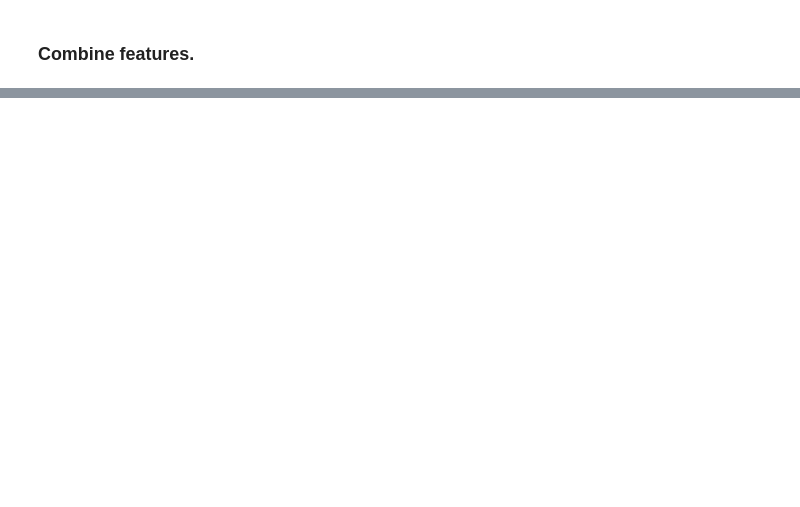
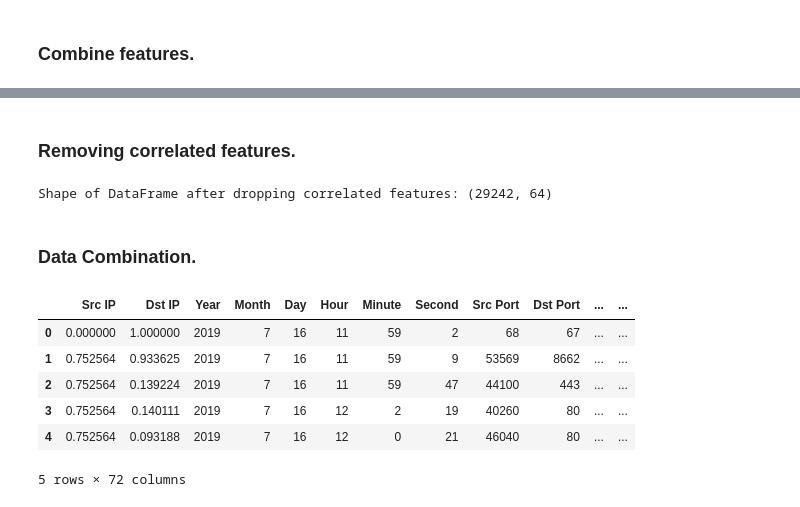
Before and after one commit to rakinplaban/APT_work, a Jupyter notebook: dapt2020/dapt-work.ipynb, the cells around one changed output, grey strips where cells are left out. Drawn from its saved outputs; the diff is of its cells as text; code cells hidden in the pictures; blank space fills up the shorter version.

```diff
--- a/dapt2020/dapt-work.ipynb
+++ b/dapt2020/dapt-work.ipynb
@@ -368,0 +820,41 @@ X_scaled.head()
+# %% [markdown]
+### Removing correlated features.
+# %%
+import pandas as pd
+import numpy as np
+
+# Assuming df_cleaned is your DataFrame after removing null-valued columns
+# Compute correlation matrix
+df_cleaned_corr = dataframes.drop(columns=["Flow ID","Src IP","Dst IP","Timestamp" , "Activity" , "Stage" ])
+correlation_matrix = df_cleaned_corr.corr().abs()
+
+# Select upper triangle of correlation matrix
+upper_triangle = correlation_matrix.where(np.triu(np.ones(correlation_matrix.shape), k=1).astype(np.bool_))
+
+# Find features with correlation greater than threshold (e.g., 0.95)
+threshold = 0.95
+correlated_features = [column for column in upper_triangle.columns if any(upper_triangle[column] > threshold)]
+
+# Drop correlated features
+df_uncorrelated = df_cleaned_corr.drop(columns=correlated_features)
+
+# Check the shape of the DataFrame after dropping correlated features
+print("Shape of DataFrame after dropping correlated features:", df_uncorrelated.shape)
+# %% [output]
+Shape of DataFrame after dropping correlated features: (29242, 64)
+# %% [markdown]
+### Data Combination.
+# %%
+# Combine the encoded IP and non-IP columns with other numeric features
+X = pd.concat([df_ip, dtimestamp, df_uncorrelated], axis=1)
+
+# Check the resulting dataframe
+X.head()
+# %% [output]
+|  | Src IP | Dst IP | Year | Month | Day | Hour | Minute | Second | Src Port | Dst Port | ... | ... |
+| 0 | 0.000000 | 1.000000 | 2019 | 7 | 16 | 11 | 59 | 2 | 68 | 67 | ... | ... |
+| 1 | 0.752564 | 0.933625 | 2019 | 7 | 16 | 11 | 59 | 9 | 53569 | 8662 | ... | ... |
+| 2 | 0.752564 | 0.139224 | 2019 | 7 | 16 | 11 | 59 | 47 | 44100 | 443 | ... | ... |
+| 3 | 0.752564 | 0.140111 | 2019 | 7 | 16 | 12 | 2 | 19 | 40260 | 80 | ... | ... |
+| 4 | 0.752564 | 0.093188 | 2019 | 7 | 16 | 12 | 0 | 21 | 46040 | 80 | ... | ... |
+5 rows × 72 columns
```
Also changed, not shown: parts of 26 cells of this notebook.
